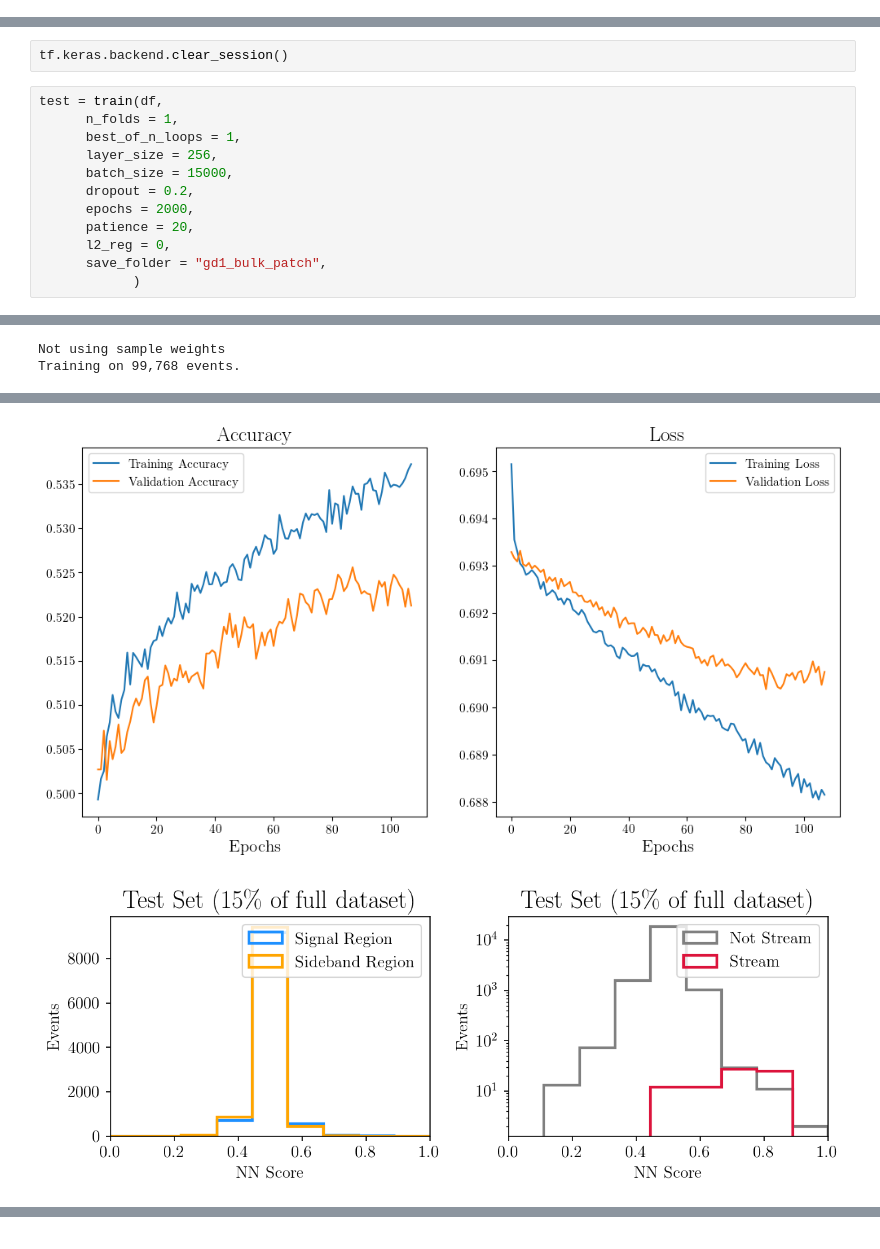
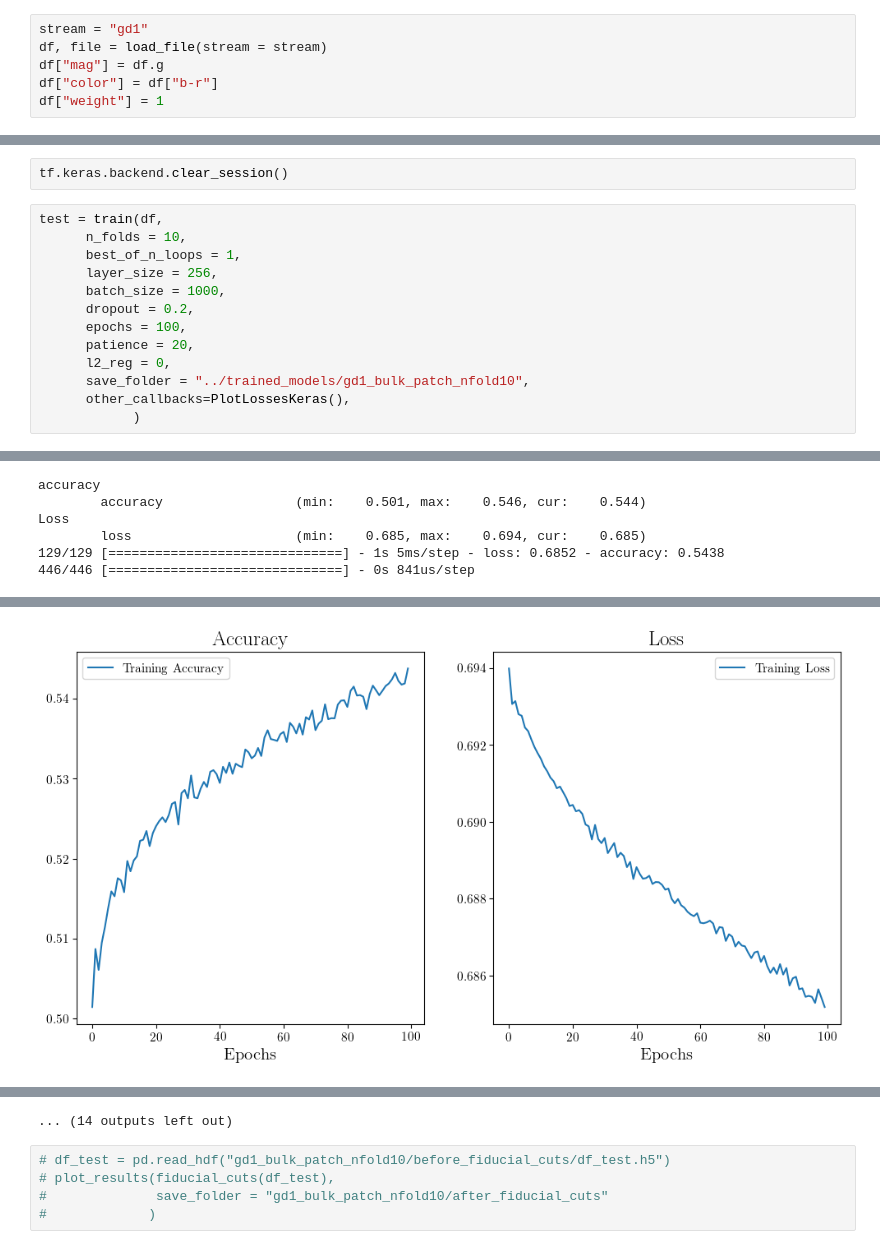
Before and after one commit to hep-lbdl/GaiaCWoLa, a Jupyter notebook: notebooks/Example_Finding_GD1.ipynb, the cells around one changed output, grey strips where cells are left out. Cells and saved outputs as stored; diff of their text form.

Commit message:
Now using stratified k-folding

```diff
--- a/notebooks/Example_Finding_GD1.ipynb
+++ b/notebooks/Example_Finding_GD1.ipynb
@@ -31,5 +13,11 @@ df, file = load_file(stream = stream, percent_bkg = 100)
 # %% [markdown]
 ### Prepare datasets for training
+# %%
+stream = "gd1"
+df, file = load_file(stream = stream)
+df["mag"] = df.g
+df["color"] = df["b-r"]
+df["weight"] = 1
 # %%
 visualize_stream(df)
 # %% [output]
@@ -58,14 +46,15 @@ f_sig = 12.0X f_sideband.
 tf.keras.backend.clear_session()
 # %%
 test = train(df,
-      n_folds = 1,
+      n_folds = 10,
       best_of_n_loops = 1,
       layer_size = 256,
-      batch_size = 15000,
+      batch_size = 1000,
       dropout = 0.2,
-      epochs = 2000,
+      epochs = 100,
       patience = 20,
       l2_reg = 0,
-      save_folder = "gd1_bulk_patch",
+      save_folder = "../trained_models/gd1_bulk_patch_nfold10",
+      other_callbacks=PlotLossesKeras(),
             )
 # %% [output]
@@ -72,2 +62,6 @@ test = train(df,
-Not using sample weights
-Training on 99,768 events.
+accuracy
+        accuracy                 (min:    0.501, max:    0.546, cur:    0.544)
+Loss
+        loss                     (min:    0.685, max:    0.694, cur:    0.685)
+129/129 [==============================] - 1s 5ms/step - loss: 0.6852 - accuracy: 0.5438
+446/446 [==============================] - 0s 841us/step
@@ -110,2 +92 @@ Top 100 stars: Purity = 54.0%
-[figure, old version]
-[figure, old version]
+[figure, new version]
@@ -116,0 +100,6 @@ Top 100 stars: Purity = 54.0%
+... (14 outputs left out)
+# %%
+# df_test = pd.read_hdf("gd1_bulk_patch_nfold10/before_fiducial_cuts/df_test.h5")
+# plot_results(fiducial_cuts(df_test),
+#              save_folder = "gd1_bulk_patch_nfold10/after_fiducial_cuts"
+#             )
```
Also changed, not shown: parts of 7 cells of this notebook, 7 other files.
